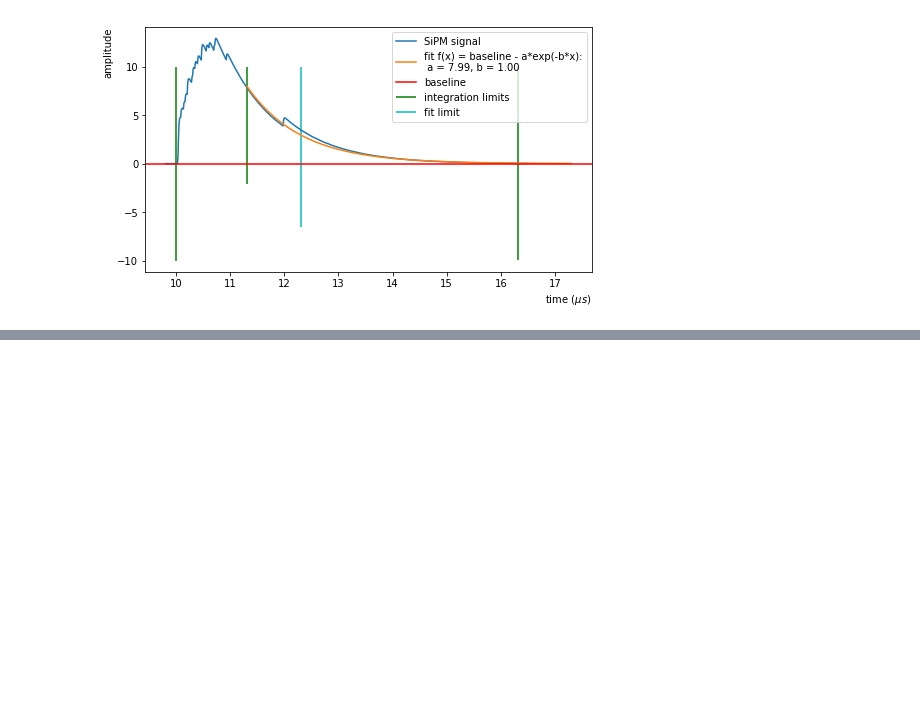
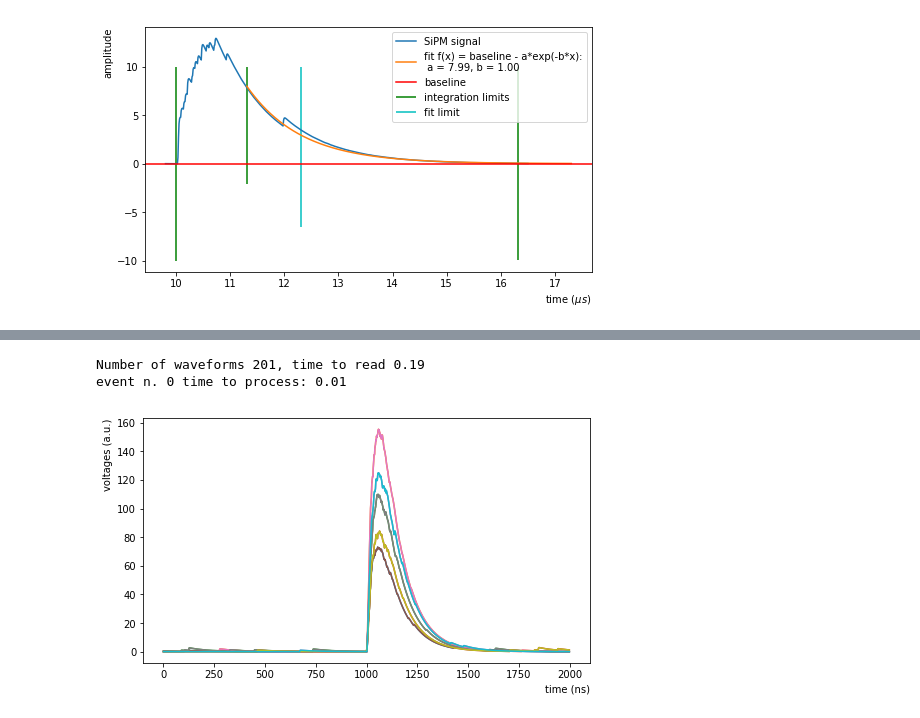
Before and after one commit to valerioda/abalone, a Jupyter notebook: simulation_analysis/integrate_waveforms.ipynb, the cells around one changed output, grey strips where cells are left out. Saved outputs shown, nothing was run; the diff lists cells and outputs as text; code cells hidden in the pictures; blank space fills up the shorter version.

```diff
--- a/simulation_analysis/integrate_waveforms.ipynb
+++ b/simulation_analysis/integrate_waveforms.ipynb
@@ -42,3 +15,3 @@ def read_waveforms_from_json( PE = 1, angle = 0, plot = False ):
 # %%
-wfs = read_waveforms_from_json(plot = True)
+wfs = su.read_waveforms_from_json(plot = True)
 # %% [output]
@@ -221,0 +113,7 @@ a = plt.hist(integrals,bins=200,range=(10,150))
+# %%
+wfs3 = su.read_waveforms_from_json(PE = 3, plot = True)
+integrals3 = calculate_integrals(wfs3, PE = 3, angle = 0)
+# %% [output]
+Number of waveforms 201, time to read 0.19
+event n. 0 time to process: 0.01
+[figure, added]
```
Also changed, not shown: parts of 15 cells of this notebook, 5 other files.
